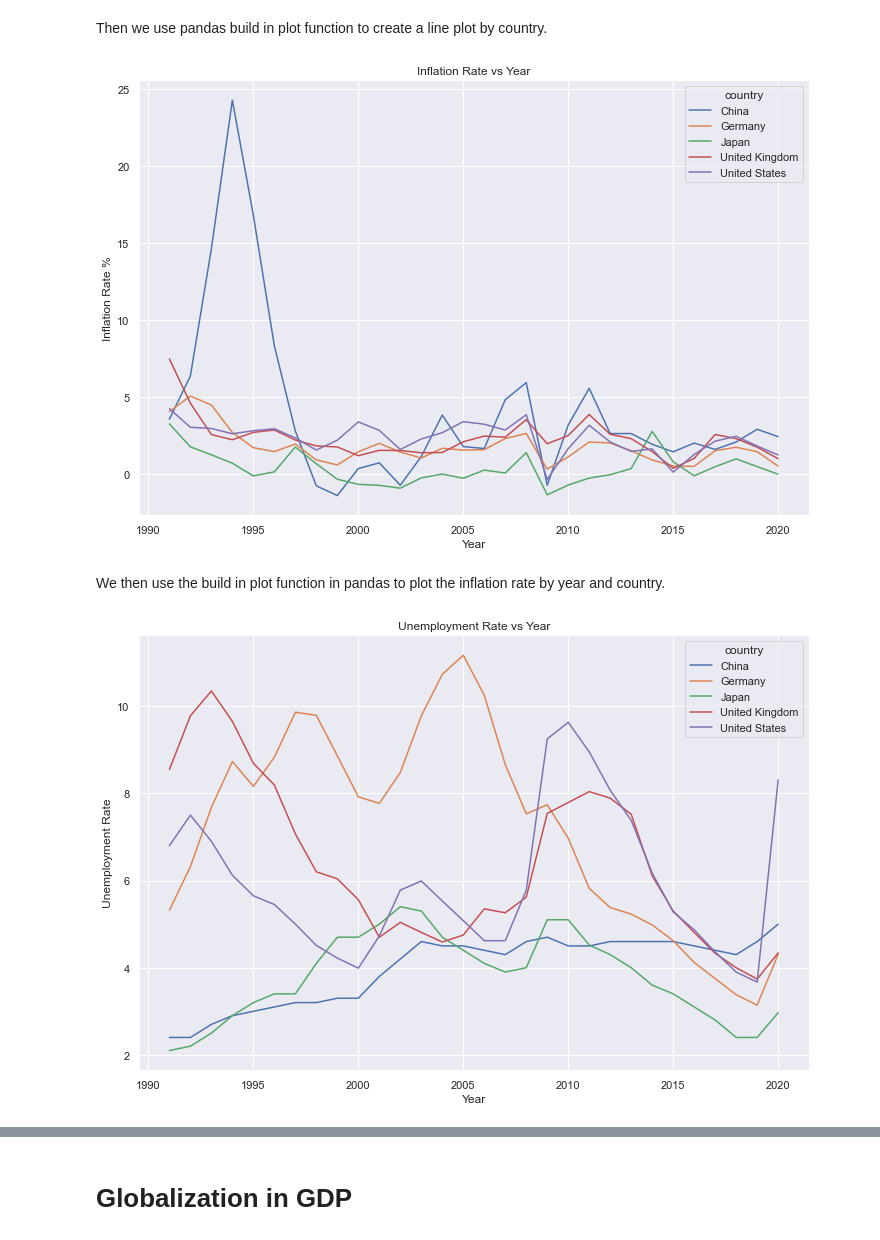
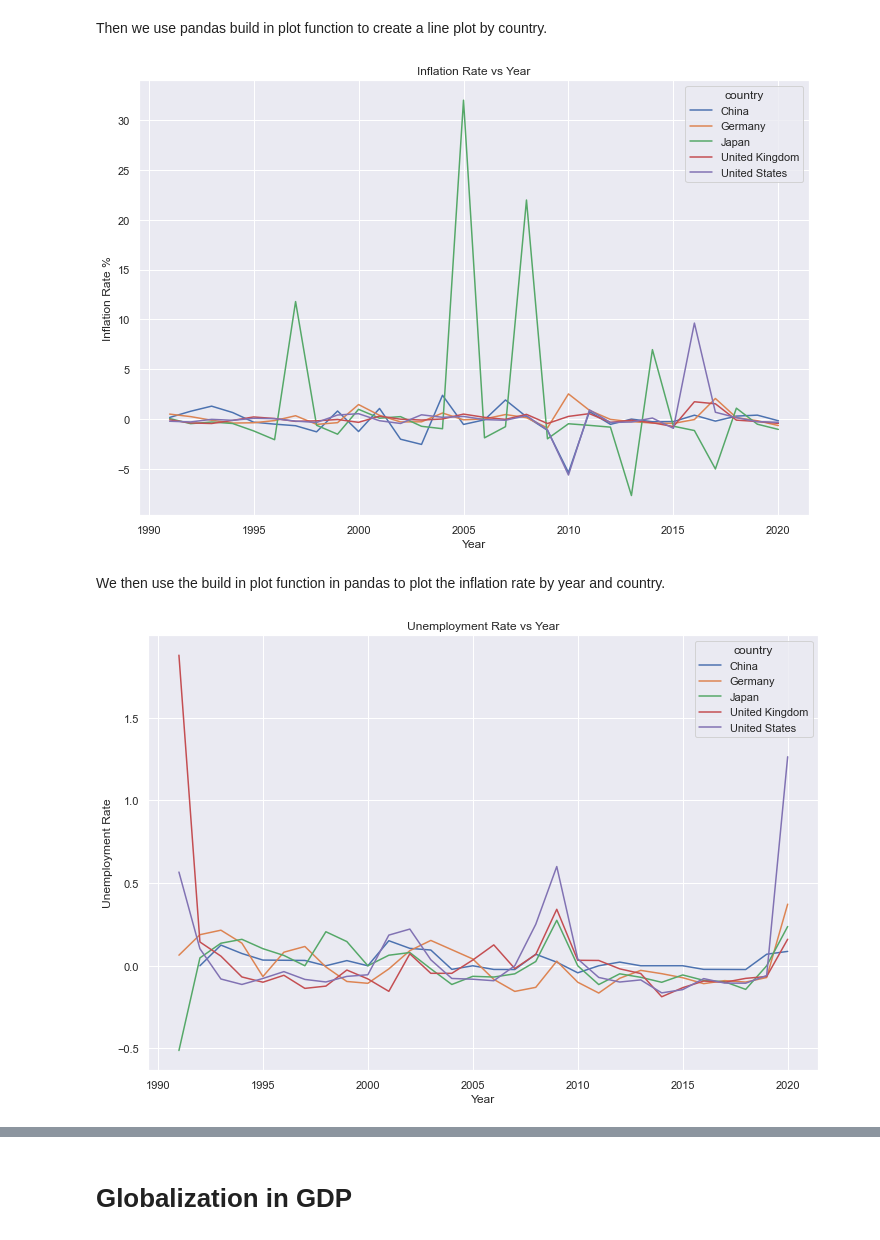
Before and after one commit to thudsonbu/ds-project-1, a Jupyter notebook: project-2.ipynb, the cells around one changed output, grey strips where cells are left out. Saved outputs shown, nothing was run; the diff lists cells and outputs as text; code cells hidden in the pictures.

```diff
--- a/project-2.ipynb
+++ b/project-2.ipynb
@@ -55,7 +55,7 @@ Next, we filter the `corporate tax rates` data removing country grouping data, a
 # %%
 corporate_tax_rates = corporate_tax_rates.drop( columns=['iso_2','iso_3','continent','oecd','eu27','gseven','gtwenty','brics'] )
 
-country_list = ['United States of America', 'United Kingdom of Great Britain and Northern Ireland','Germany', 'Japan','China' ]
+country_list = [ 'United States of America', 'United Kingdom of Great Britain and Northern Ireland','Germany', 'Japan','China' ]
 
 filtered_corporate_tax_rates = corporate_tax_rates[corporate_tax_rates['country'].isin(country_list)]
 
@@ -67,6 +67,7 @@ ctr['country'] = ctr['country'].replace({
 })
 
 ctr['gdp_change'] = ctr['gdp'].pct_change()
+ctr['rate_change'] = ctr['rate'].pct_change()
 
 print(ctr.shape)
 # %% [output]
@@ -314,20 +320,20 @@ plt.show()
 # %% [markdown]
 Then we use pandas build in plot function to create a line plot by country.
 # %%
-_ = df.pivot_table(values='inflation_rate', index='year', columns='country').plot(figsize=(12,8))
+_ = df.pivot_table(values='inflation_change', index='year', columns='country').plot(figsize=(12,8))
 
 _ = plt.xlabel('Year')
 _ = plt.ylabel('Inflation Rate %')
 
 _ = plt.title('Inflation Rate vs Year')
 
 plt.show()
 # %% [output]
-[figure, old version]
+[figure, new version]
 # %% [markdown]
 We then use the build in plot function in pandas to plot the inflation rate by year and country.
 # %%
-_ = df.pivot_table( values='unemployment_rate', index='year', columns='country' ).plot( figsize=(12,8) )
+_ = df.pivot_table( values='unemployment_change', index='year', columns='country' ).plot( figsize=(12,8) )
 
 _ = plt.xlabel('Year')
 _ = plt.ylabel('Unemployment Rate')
@@ -336,4 +342,4 @@ _ = plt.title('Unemployment Rate vs Year')
 
 plt.show()
 # %% [output]
-[figure, old version]
+[figure, new version]
```
Also changed, not shown: parts of 12 cells of this notebook.
